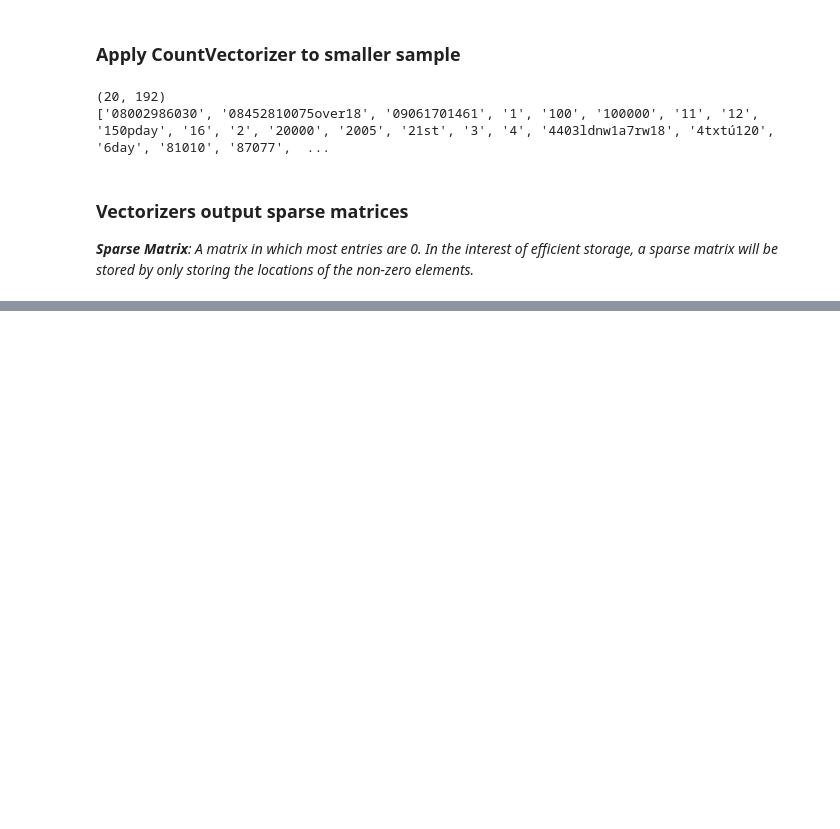
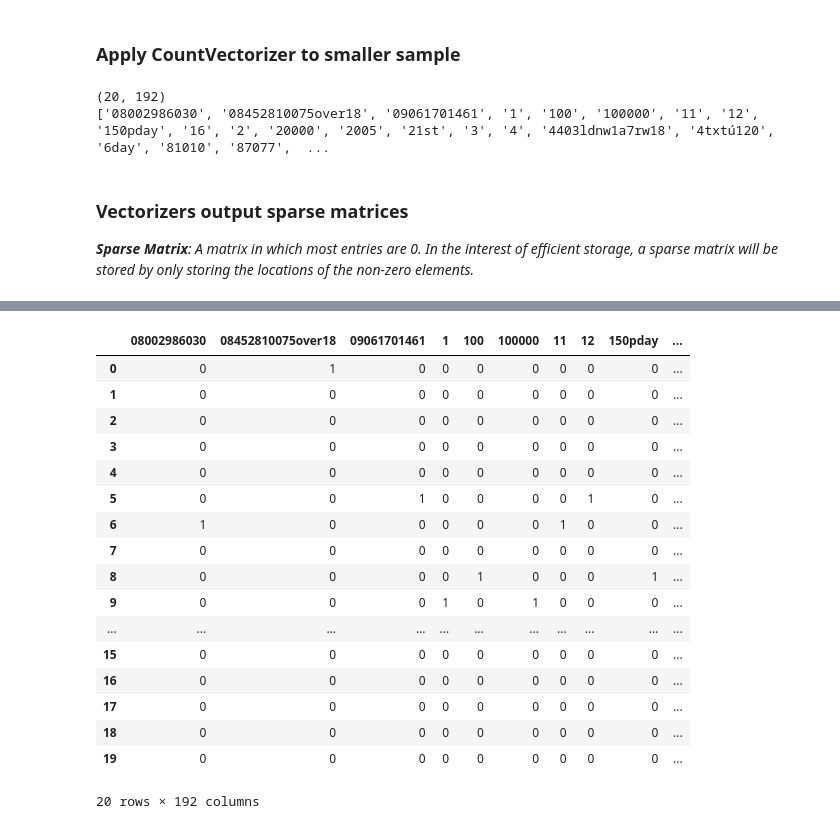
Before and after one commit to deep-droid/machinelearning, a Jupyter notebook: NLP with Python for Machine Learning Essential Training/03_02.ipynb, the cells around one changed output, grey strips where cells are left out. Drawn from its saved outputs; the diff is of its cells as text; code cells hidden in the pictures; blank space fills up the shorter version.

```diff
--- a/NLP with Python for Machine Learning Essential Training/03_02.ipynb
+++ b/NLP with Python for Machine Learning Essential Training/03_02.ipynb
@@ -56,0 +84,22 @@ _**Sparse Matrix**: A matrix in which most entries are 0. In the interest of eff
+# %%
+X_count_df.columns = count_vect_sample.get_feature_names()
+X_count_df
+# %% [output]
+|  | 08002986030 | 08452810075over18 | 09061701461 | 1 | 100 | 100000 | 11 | 12 | 150pday | ... |
+| 0 | 0 | 1 | 0 | 0 | 0 | 0 | 0 | 0 | 0 | ... |
+| 1 | 0 | 0 | 0 | 0 | 0 | 0 | 0 | 0 | 0 | ... |
+| 2 | 0 | 0 | 0 | 0 | 0 | 0 | 0 | 0 | 0 | ... |
+| 3 | 0 | 0 | 0 | 0 | 0 | 0 | 0 | 0 | 0 | ... |
+| 4 | 0 | 0 | 0 | 0 | 0 | 0 | 0 | 0 | 0 | ... |
+| 5 | 0 | 0 | 1 | 0 | 0 | 0 | 0 | 1 | 0 | ... |
+| 6 | 1 | 0 | 0 | 0 | 0 | 0 | 1 | 0 | 0 | ... |
+| 7 | 0 | 0 | 0 | 0 | 0 | 0 | 0 | 0 | 0 | ... |
+| 8 | 0 | 0 | 0 | 0 | 1 | 0 | 0 | 0 | 1 | ... |
+| 9 | 0 | 0 | 0 | 1 | 0 | 1 | 0 | 0 | 0 | ... |
+| ... | ... | ... | ... | ... | ... | ... | ... | ... | ... | ... |
+| 15 | 0 | 0 | 0 | 0 | 0 | 0 | 0 | 0 | 0 | ... |
+| 16 | 0 | 0 | 0 | 0 | 0 | 0 | 0 | 0 | 0 | ... |
+| 17 | 0 | 0 | 0 | 0 | 0 | 0 | 0 | 0 | 0 | ... |
+| 18 | 0 | 0 | 0 | 0 | 0 | 0 | 0 | 0 | 0 | ... |
+| 19 | 0 | 0 | 0 | 0 | 0 | 0 | 0 | 0 | 0 | ... |
+20 rows × 192 columns
```
Also changed, not shown: parts of 2 cells of this notebook.
